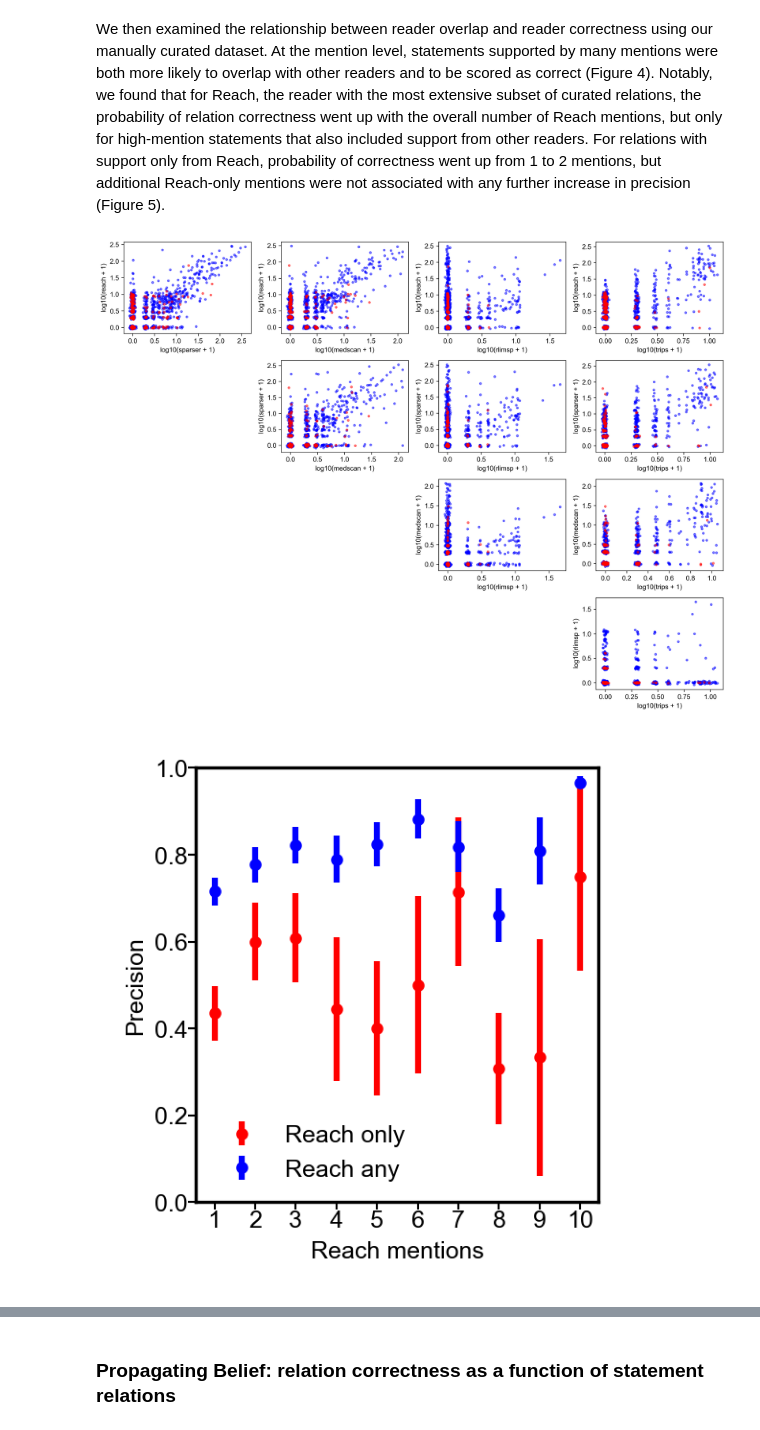
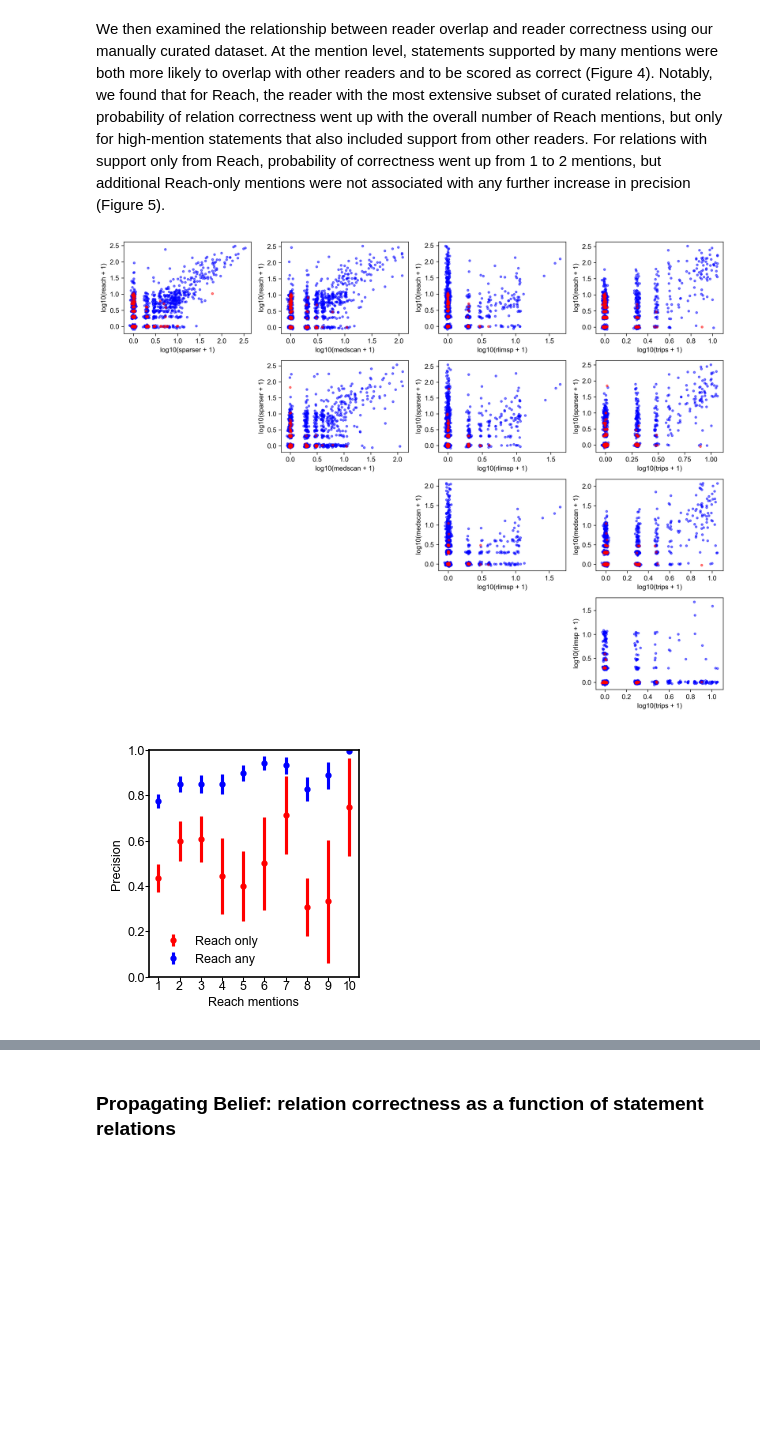
Before and after one commit to sorgerlab/indra_assembly_paper, a Jupyter notebook: notebooks/Belief Prediction.ipynb, the cells around one changed output, grey strips where cells are left out. Saved outputs shown, nothing was run; the diff lists cells and outputs as text; code cells hidden in the pictures; blank space fills up the shorter version.

```diff
--- a/notebooks/Belief Prediction.ipynb
+++ b/notebooks/Belief Prediction.ipynb
@@ -130,9 +130,9 @@ for stmt in tqdm(all_stmts):
 
 #curation_data_file = 'curation_dataset.pkl'
 #curation_data_file = 'curation_dataset_with_bg_psp.pkl'
-curation_data_file = 'curation_dataset.pkl'
-curation_data_file_inc = 'curation_dataset_inc.pkl'
-curation_data_with_supp_file = 'curation_dataset_with_supp.pkl'
+curation_data_file = join(opath, 'curation_dataset.pkl')
+curation_data_file_inc = join(opath, 'curation_dataset_inc.pkl')
+curation_data_with_supp_file = join(opath, 'curation_dataset_with_supp.pkl')
 
 def load_curation_data(filename):
     with open(filename, 'rb') as f:
@@ -386,7 +384,7 @@ def rand_jitter(arr, jitter=0.01):
     return arr + np.random.randn(len(arr)) * stdev
 
 def reader_corr_plot(count_df, reader1, reader2, jitter=0.01, logscale=True):
-    fig = plt.figure(figsize=(2, 2), dpi=300)
+    fig = plt.figure(figsize=(2, 2), dpi=150)
     #kge_cp  = count_df[(kge_df[reader1] > 0) | (kge_df[reader2] > 0)]
     if logscale:
         r1_counts = np.log10(count_df[reader1] + 1)
@@ -440,7 +437,7 @@ outlier_filt[reader_list].corr()
 # %%
 # Figure 3: Reader overlap as a function of mentions.
 def plot_joint_vs_reader_count(count_df, reader_list):
-    fig = plt.figure(figsize=(2, 2))
+    fig = plt.figure(figsize=(2, 2), dpi=150)
     for reader in reader_list:
         count_df = reader_counts
         other_readers = [r for r in reader_list if r != reader]
@@ -561,7 +558,7 @@ def plot_overlap_correctness(count_df, readers):
 fig = plot_overlap_correctness(kge_df, reader_list)
 fig.savefig(fig_path('overlap_correctness', 'png'))
 # %% [output]
-[figure, old version]
+[figure, new version]
 # %%
 # Figure 5: Correctness vs. Reach mentions with and without reader overlap
 def stderrp(p, n):
@@ -583,35 +580,35 @@ def reader_corr_vs_overlap(ct_df, reader, legend_loc):
 
     for i in x:
         # Upper and lower bound for this group of counts: 1-9 and then 10+
         lb = i
         ub = i+1 if i < 10 else 10000
 
         r_only_rows = ro_df[(ro_df[reader] >= lb) & (ro_df[reader] < ub)]
         r_only.append(r_only_rows['correct'].mean())
         r_only_cts.append(len(r_only_rows['correct']))
         r_all_rows = kge_df[(kge_df[reader] >= lb) & (kge_df[reader] < ub)]
         r_all.append(r_all_rows['correct'].mean())
         r_all_cts.append(len(r_all_rows['correct']))
 
-    fig = plt.figure(figsize=(2, 2), dpi=300)
+    fig = plt.figure(figsize=(2, 2), dpi=150)
     plt.errorbar(x, r_only, linestyle='', yerr=stderrp(r_only, r_only_cts), marker='o',
                  markersize=2, color='r', label=f'{reader.capitalize()} only')
     plt.errorbar(x, r_all, linestyle='', yerr=stderrp(r_all, r_all_cts), marker='o',
                  markersize=2, color='b', label=f'{reader.capitalize()} any')
     plt.legend(loc=legend_loc, fontsize=fontsize, frameon=False)
     plt.ylabel('Precision')
     plt.xlabel(f'{reader.capitalize()} mentions')
     plt.ylim([0, 1])
     ax = plt.gca()
     format_axis(ax)
     plt.xticks(x)
     plt.subplots_adjust(left=0.2)
     return fig
 
 fig = reader_corr_vs_overlap(kge_df, 'reach', 'lower left')
 fig.savefig(fig_path('reach_only_corr', 'pdf'))
 # %% [output]
-[figure, old version]
+[figure, new version]
 # %%
 fig = reader_corr_vs_overlap(kge_df, 'sparser', 'lower right')
 fig.savefig(fig_path('sparser_only_corr', 'pdf'))
```
Also changed, not shown: parts of 33 cells of this notebook, 3 other files.
